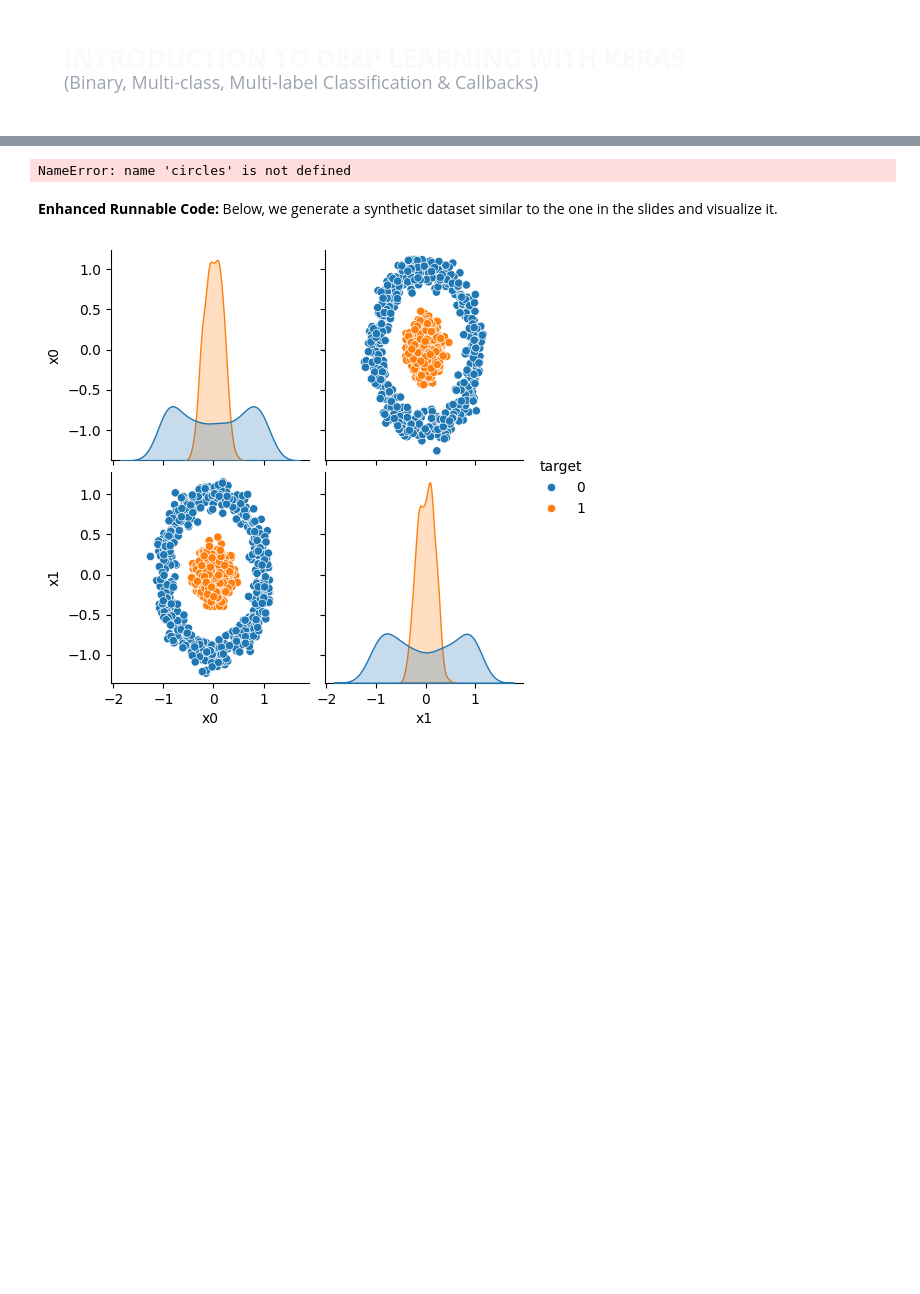
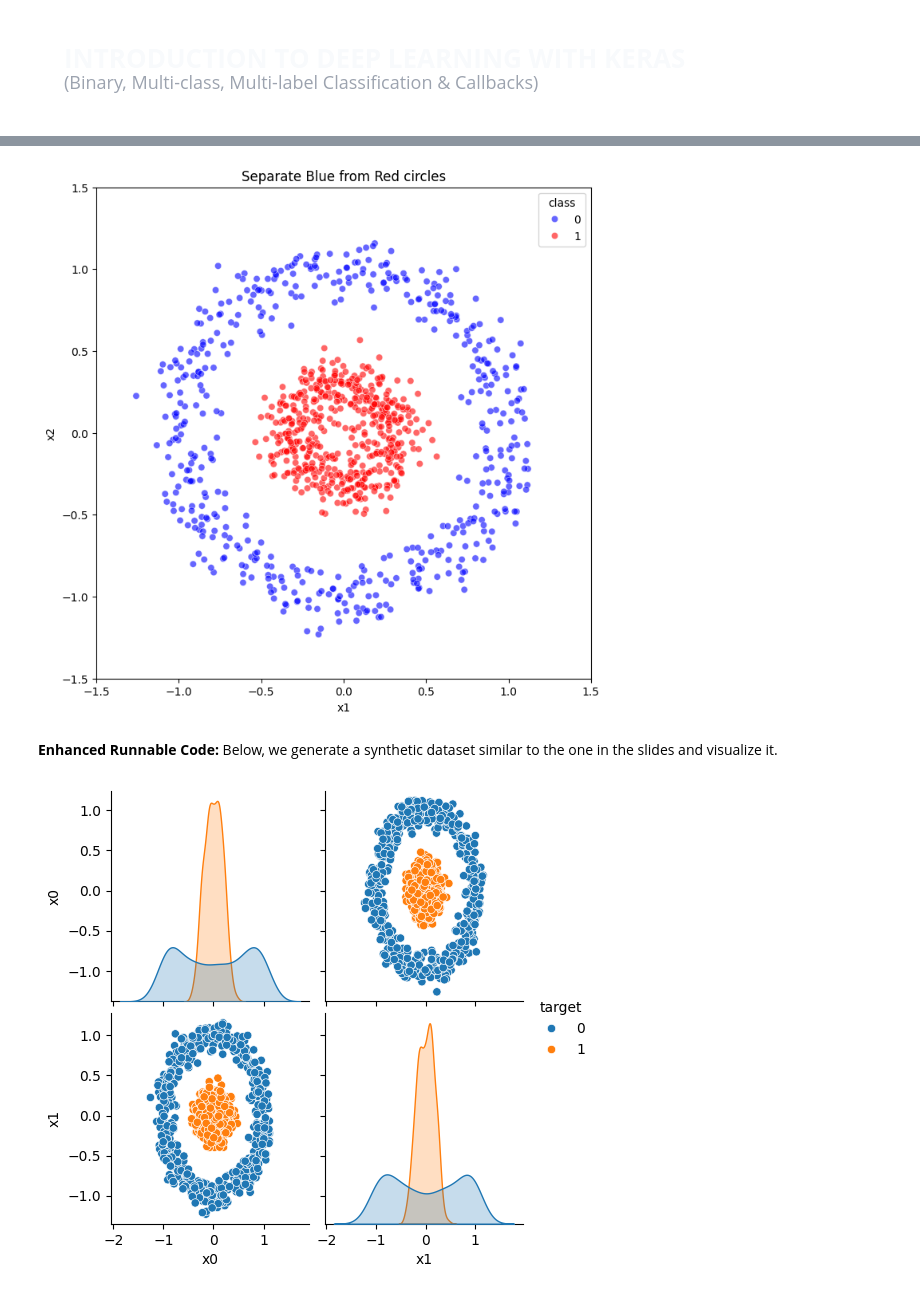
Before and after one commit to mohd-faizy/applied-deep-learning-keras, a Jupyter notebook: 02_Classification.ipynb, the cells around one changed output, grey strips where cells are left out. Saved outputs shown, nothing was run; the diff lists cells and outputs as text; code cells hidden in the pictures; blank space fills up the shorter version.

```diff
--- a/02_Classification.ipynb
+++ b/02_Classification.ipynb
@@ -31,10 +29,28 @@ Before building a model, it is essential to visualize the data to understand the
-# %%
-import seaborn as sns
-
-# Plot a pairplot
-sns.pairplot(circles, hue="target")
-# %% [output]
-NameError: name 'circles' is not defined
+# %%
+import numpy as np
+import pandas as pd
+import seaborn as sns
+import matplotlib.pyplot as plt
+from sklearn.datasets import make_circles
+
+# 1. Generate the "Circles" data
+# factor=0.3 makes the inner circle much smaller than the outer one
+X, y = make_circles(n_samples=1000, noise=0.1, factor=0.3, random_state=42)
+
+# 2. Put into a DataFrame for Seaborn
+df = pd.DataFrame(X, columns=['x1', 'x2'])
+df['class'] = y
+
+# 3. Visualize with Seaborn
+plt.figure(figsize=(8, 8))
+sns.scatterplot(data=df, x='x1', y='x2', hue='class', palette=['blue', 'red'], alpha=0.6)
+
+plt.title("Separate Blue from Red circles")
+plt.xlim(-1.5, 1.5)
+plt.ylim(-1.5, 1.5)
+plt.show()
+# %% [output]
+[figure, added]
 # %% [markdown]
 
 **Enhanced Runnable Code:**
```
Also changed, not shown: parts of 28 cells of this notebook, 23 other files.
